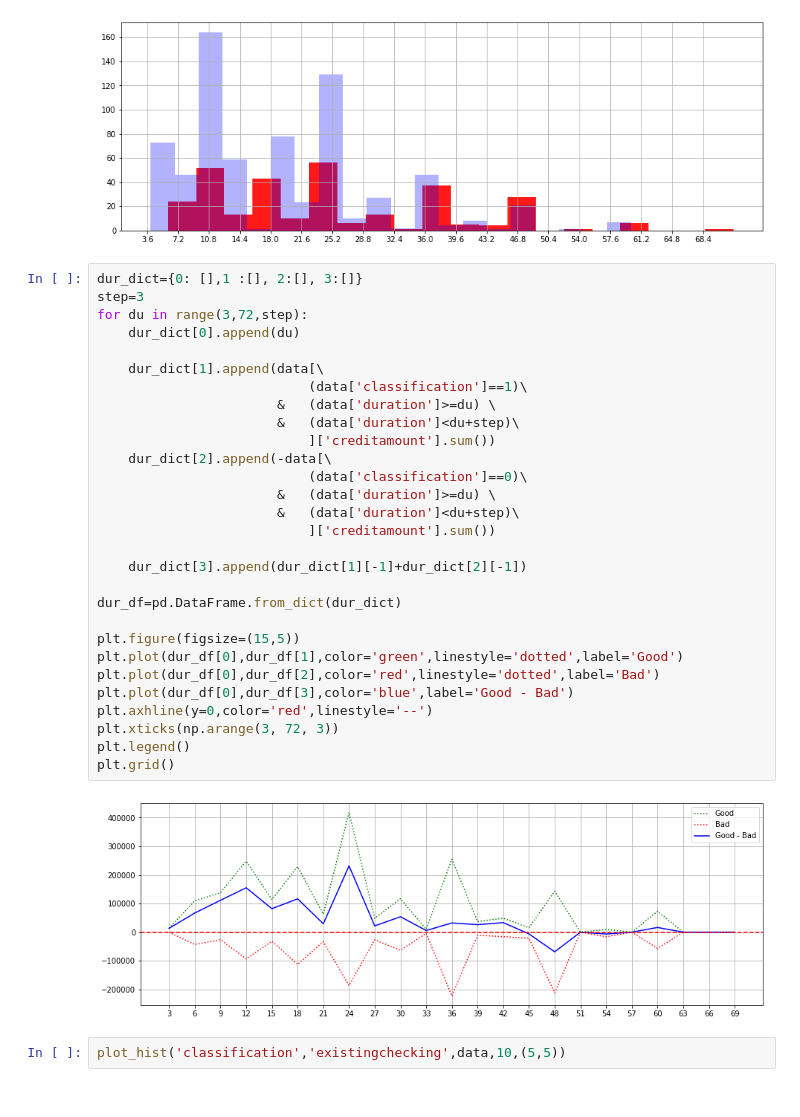
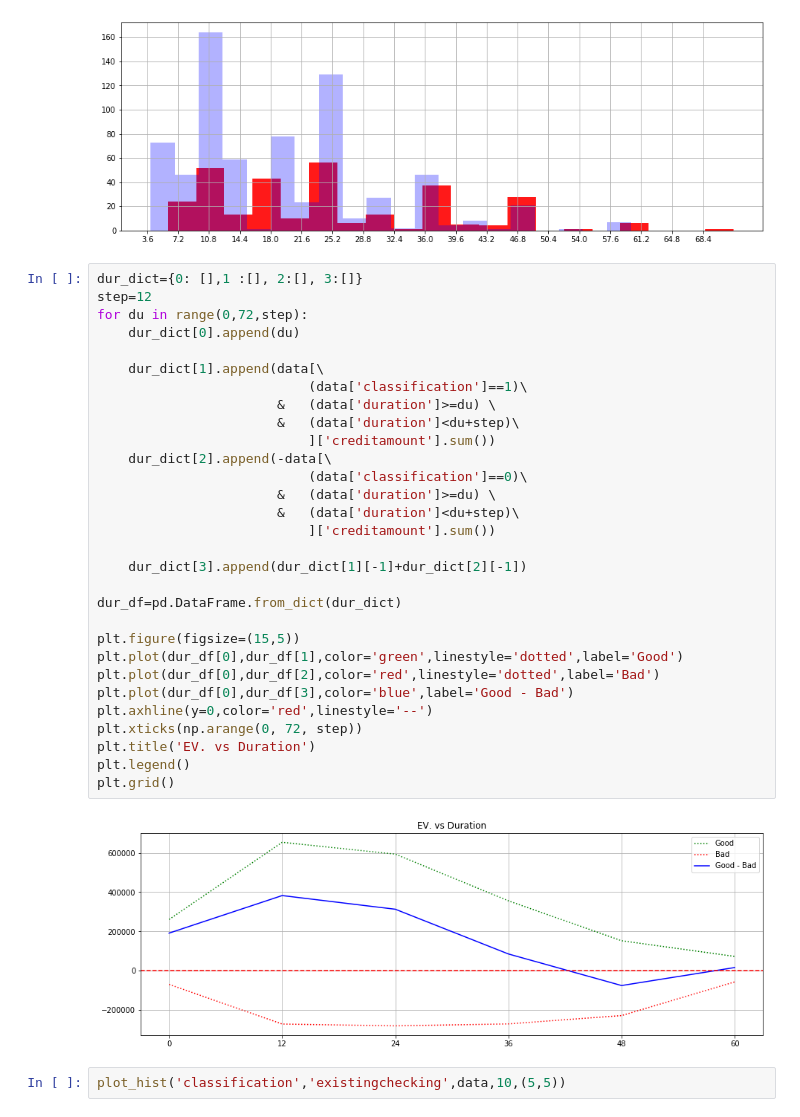
Before and after one commit to Bartloc/ml-german-credit, a Jupyter notebook: German-Credit-Data-ML-Analysis.ipynb, the cells around one changed output. Drawn from its saved outputs; the diff is of its cells as text.

```diff
--- a/German-Credit-Data-ML-Analysis.ipynb
+++ b/German-Credit-Data-ML-Analysis.ipynb
@@ -349,35 +368,36 @@ plot_hist('classification','duration',data,20,(15,5),True)
 [figure]
 # %%
 dur_dict={0: [],1 :[], 2:[], 3:[]}
-step=3
-for du in range(3,72,step):
+step=12
+for du in range(0,72,step):
     dur_dict[0].append(du)
 
     dur_dict[1].append(data[\
                            (data['classification']==1)\
                        &   (data['duration']>=du) \
                        &   (data['duration']<du+step)\
                            ]['creditamount'].sum())
     dur_dict[2].append(-data[\
                            (data['classification']==0)\
                        &   (data['duration']>=du) \
                        &   (data['duration']<du+step)\
                            ]['creditamount'].sum())
 
     dur_dict[3].append(dur_dict[1][-1]+dur_dict[2][-1])
 
 dur_df=pd.DataFrame.from_dict(dur_dict)
 
 plt.figure(figsize=(15,5))
 plt.plot(dur_df[0],dur_df[1],color='green',linestyle='dotted',label='Good')
 plt.plot(dur_df[0],dur_df[2],color='red',linestyle='dotted',label='Bad')
 plt.plot(dur_df[0],dur_df[3],color='blue',label='Good - Bad')
 plt.axhline(y=0,color='red',linestyle='--')
-plt.xticks(np.arange(3, 72, 3))
+plt.xticks(np.arange(0, 72, step))
+plt.title('EV. vs Duration')
 plt.legend()
 plt.grid()
 # %% [output]
-[figure, old version]
+[figure, new version]
 # %%
 plot_hist('classification','existingchecking',data,10,(5,5))
 # %% [output]
```
Also changed, not shown: parts of 17 cells of this notebook, 2 other files.
